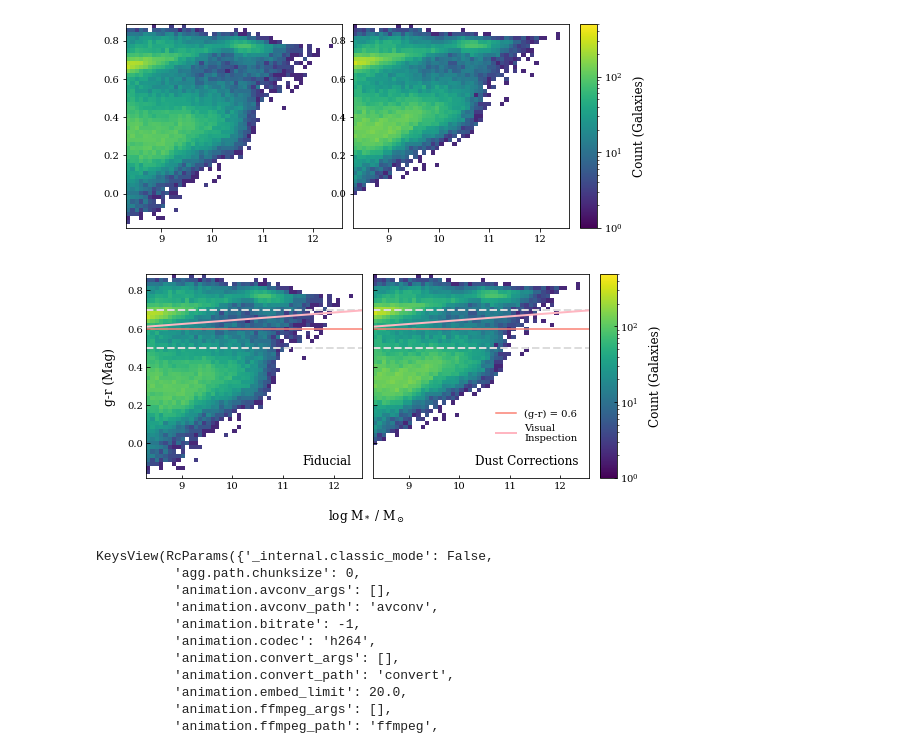
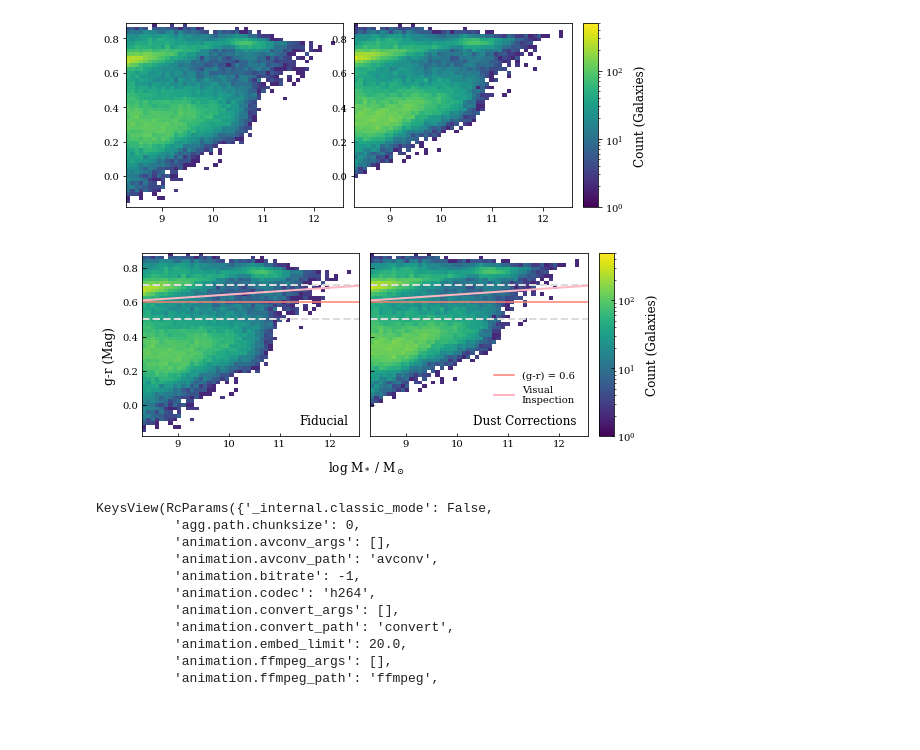
Before and after one commit to calvinosinga/hcolor, a Jupyter notebook: fig_md_analysis/appendix/Untitled Folder/colordef.ipynb, the cells around one changed output. Drawn from its saved outputs; the diff is of its cells as text; code cells hidden in the pictures; blank space fills up the shorter version.

```diff
--- a/fig_md_analysis/appendix/Untitled Folder/colordef.ipynb
+++ b/fig_md_analysis/appendix/Untitled Folder/colordef.ipynb
@@ -51,38 +51,38 @@ dustfile.close()
 # %%
 import copy
 import seaborn as sb
 cmap_name = 'viridis'
 under_col = 'white'
 logmass = np.log10(stmass)
 logmass = logmass[resolved_mask]
 fs = 12
 figlen = 12
-fig, axes = plt.subplots(1, 3, figsize = (figlen, figlen * 5/16), gridspec_kw = {'wspace':0.05})
+fig, axes = plt.subplots(1, 3, figsize = (figlen, figlen * 5/16), gridspec_kw = {'wspace':0.05, 'left':0.12, 'bottom':0.2})
 bins = 50
 hist, xedges, yedges = np.histogram2d(logmass, gr[resolved_mask], bins = bins, range = [np.log10(t), [np.min(gr[resolved_mask]), np.max(gr[resolved_mask])]])
 dust, _, _ = np.histogram2d(logmass, photo_dict['gr'][resolved_mask], bins = bins, range = [np.log10(t), [np.min(gr[resolved_mask]), np.max(gr[resolved_mask])]])
 hist = np.where(hist == 0, np.ones_like(hist) * 0.1, hist)
 dust = np.where(dust == 0, np.ones_like(dust) * 0.1, dust)
 
 norm = mpl.colors.LogNorm(vmin = 1, vmax = 500)
 cmap = copy.copy(mpl.cm.get_cmap(cmap_name))
 # cmap = sb.cubehelix_palette(start=-0.2, rot=-.6, as_cmap = True)
 # cmap = mpl.colors.ListedColorMap(sb.color_palette('rocket', 256))
 cmap.set_under(under_col)
 # hist[hist < norm.vmin] = norm.vmin
 # dust[dust < norm.vmin] = norm.vmin
 axes[0].imshow(np.flipud(np.rot90(hist)), aspect = 'auto', origin = 'lower', extent = (xedges[0], xedges[-1], yedges[0], yedges[-1]), norm = norm, cmap = cmap)
 axes[1].imshow(np.flipud(np.rot90(dust)), aspect = 'auto', origin = 'lower', extent = (xedges[0], xedges[-1], yedges[0], yedges[-1]), norm = norm, cmap = cmap)
 cbar = fig.colorbar(mpl.cm.ScalarMappable(norm=norm, cmap = cmap), cax = axes[2])
 axes[2].set_aspect(12, anchor = 'W')
 
 cbar.set_label('Count (Galaxies)', fontsize = fs, labelpad = 10)
 # %% [output]
-[figure, old version]
+[figure, new version]
 # %%
 # plt.rcParams['legend.labelcolor'] = 'white'
 fig.text(0.075, 0.5, 'g-r (Mag)', fontsize = fs, rotation = 'vertical', ha = 'left', va = 'center')
-fig.text(0.38, -0.05, r'log M$_*$ / M$_\odot$', fontsize = fs, ha = 'center', va = 'bottom')
+fig.text(0.38, 0.05, r'log M$_*$ / M$_\odot$', fontsize = fs, ha = 'center', va = 'bottom')
 axes[1].tick_params(labelleft = False)
 for i in range(3):
     axes[i].tick_params(direction = 'in')
@@ -102,7 +102,7 @@ for i in range(2):
 axes[1].legend(frameon= False, loc = [0.55, 0.15], fontsize = fs - 2)
 fig
 # %% [output]
-[figure, old version]
+[figure, new version]
 # %%
 fig.savefig('gr-stmass.pdf')
 # %%
```
Also changed, not shown: 1 other file.
